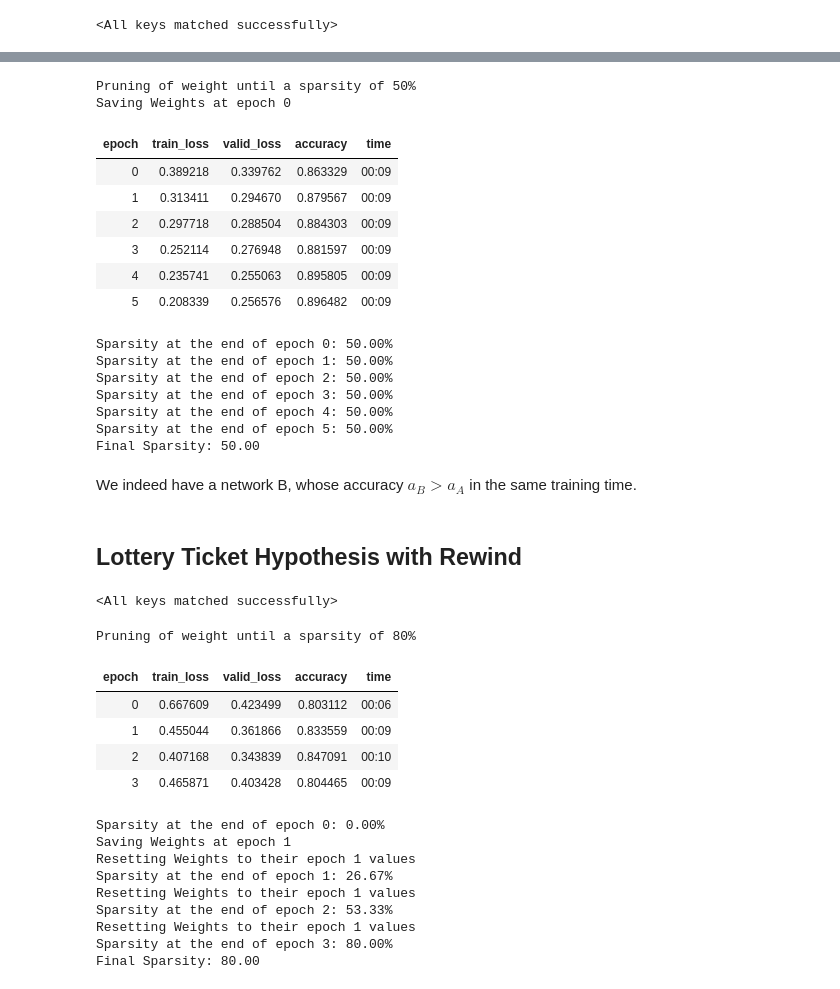
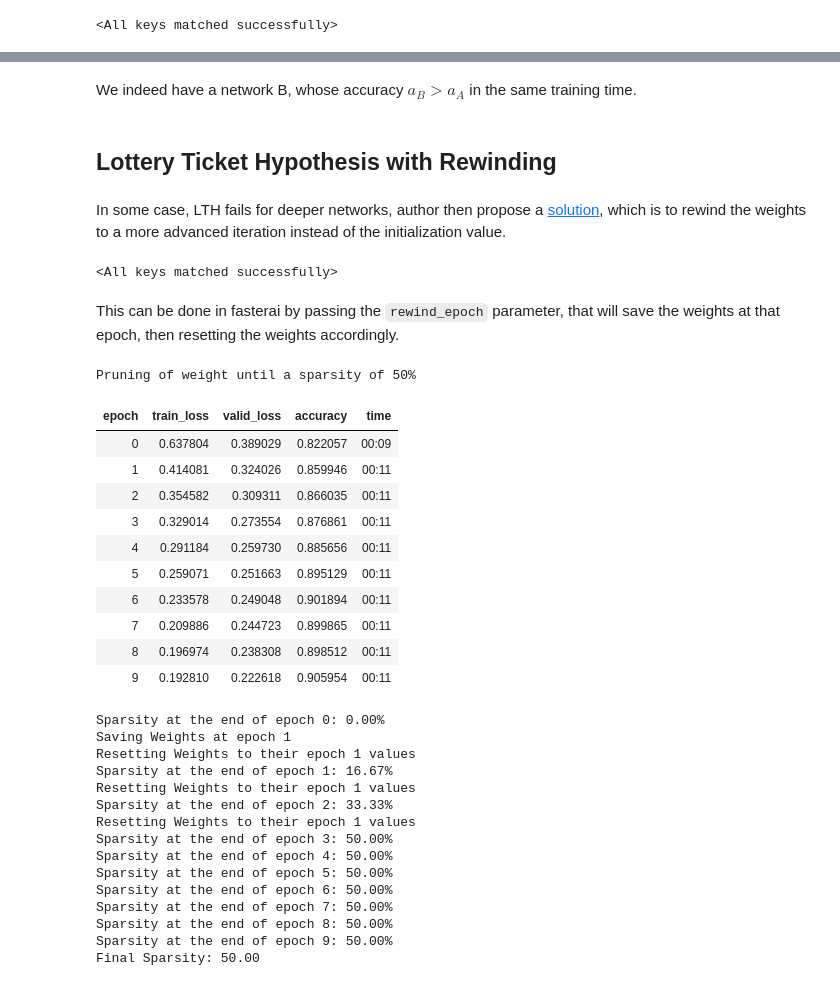
Before and after one commit to nathanhubens/fasterai, a Jupyter notebook: nbs/03_tutorial.lottery_ticket.ipynb, the cells around one changed output, grey strips where cells are left out. Cells and saved outputs as stored; diff of their text form; code cells hidden in the pictures.

```diff
--- a/nbs/03_tutorial.lottery_ticket.ipynb
+++ b/nbs/03_tutorial.lottery_ticket.ipynb
@@ -70,4 +76,4 @@ sp_cb = SparsifyCallback(50, 'weight', 'local', l1_norm, iterative, start_epoch=
 # %%
-learn.fit(4, cbs=sp_cb)
+learn.fit(10, cbs=sp_cb)
 # %% [output]
 Pruning of weight until a sparsity of 50%
@@ -90,47 +106,44 @@ sp_cb = SparsifyCallback(50, 'weight', 'local', l1_norm, one_shot)
-# %%
-learn.fit(6, cbs=sp_cb)
-# %% [output]
-Pruning of weight until a sparsity of 50%
-Saving Weights at epoch 0
-| epoch | train_loss | valid_loss | accuracy | time |
-| 0 | 0.389218 | 0.339762 | 0.863329 | 00:09 |
-| 1 | 0.313411 | 0.294670 | 0.879567 | 00:09 |
-| 2 | 0.297718 | 0.288504 | 0.884303 | 00:09 |
-| 3 | 0.252114 | 0.276948 | 0.881597 | 00:09 |
-| 4 | 0.235741 | 0.255063 | 0.895805 | 00:09 |
-| 5 | 0.208339 | 0.256576 | 0.896482 | 00:09 |
-Sparsity at the end of epoch 0: 50.00%
-Sparsity at the end of epoch 1: 50.00%
-Sparsity at the end of epoch 2: 50.00%
-Sparsity at the end of epoch 3: 50.00%
-Sparsity at the end of epoch 4: 50.00%
-Sparsity at the end of epoch 5: 50.00%
-Final Sparsity: 50.00
 # %% [markdown]
 We indeed have a network B, whose accuracy $a_B > a_A$ in the same training time.
 # %% [markdown]
-## Lottery Ticket Hypothesis with Rewind
+## Lottery Ticket Hypothesis with Rewinding
+# %% [markdown]
+In some case, LTH fails for deeper networks, author then propose a [solution](https://arxiv.org/pdf/1903.01611.pdf), which is to rewind the weights to a more advanced iteration instead of the initialization value.
 # %%
-learn.load_state_dict(initial_weights)
+learn.model.load_state_dict(initial_weights)
 # %% [output]
 <All keys matched successfully>
+# %% [markdown]
+This can be done in fasterai by passing the `rewind_epoch` parameter, that will save the weights at that epoch, then resetting the weights accordingly.
 # %%
-sp_cb = SparsifyCallback(80, 'weight', 'local', l1_norm, iterative , start_epoch=1, lth=True, reset_end=True, rewind_epoch=1)
+sp_cb = SparsifyCallback(50, 'weight', 'local', large_final, iterative , start_epoch=1, end_epoch=4, lth=True, rewind_epoch=1)
 # %%
-learn.fit(4, cbs=sp_cb)
+learn.fit(10, cbs=sp_cb)
 # %% [output]
-Pruning of weight until a sparsity of 80%
+Pruning of weight until a sparsity of 50%
 | epoch | train_loss | valid_loss | accuracy | time |
-| 0 | 0.667609 | 0.423499 | 0.803112 | 00:06 |
-| 1 | 0.455044 | 0.361866 | 0.833559 | 00:09 |
-| 2 | 0.407168 | 0.343839 | 0.847091 | 00:10 |
-| 3 | 0.465871 | 0.403428 | 0.804465 | 00:09 |
+| 0 | 0.637804 | 0.389029 | 0.822057 | 00:09 |
+| 1 | 0.414081 | 0.324026 | 0.859946 | 00:11 |
+| 2 | 0.354582 | 0.309311 | 0.866035 | 00:11 |
+| 3 | 0.329014 | 0.273554 | 0.876861 | 00:11 |
+| 4 | 0.291184 | 0.259730 | 0.885656 | 00:11 |
+| 5 | 0.259071 | 0.251663 | 0.895129 | 00:11 |
+| 6 | 0.233578 | 0.249048 | 0.901894 | 00:11 |
+| 7 | 0.209886 | 0.244723 | 0.899865 | 00:11 |
+| 8 | 0.196974 | 0.238308 | 0.898512 | 00:11 |
+| 9 | 0.192810 | 0.222618 | 0.905954 | 00:11 |
 Sparsity at the end of epoch 0: 0.00%
 Saving Weights at epoch 1
 Resetting Weights to their epoch 1 values
-Sparsity at the end of epoch 1: 26.67%
+Sparsity at the end of epoch 1: 16.67%
 Resetting Weights to their epoch 1 values
-Sparsity at the end of epoch 2: 53.33%
+Sparsity at the end of epoch 2: 33.33%
 Resetting Weights to their epoch 1 values
-Sparsity at the end of epoch 3: 80.00%
-Final Sparsity: 80.00
+Sparsity at the end of epoch 3: 50.00%
+Sparsity at the end of epoch 4: 50.00%
+Sparsity at the end of epoch 5: 50.00%
+Sparsity at the end of epoch 6: 50.00%
+Sparsity at the end of epoch 7: 50.00%
+Sparsity at the end of epoch 8: 50.00%
+Sparsity at the end of epoch 9: 50.00%
+Final Sparsity: 50.00
```
Also changed, not shown: parts of 19 cells of this notebook, 15 other files.
